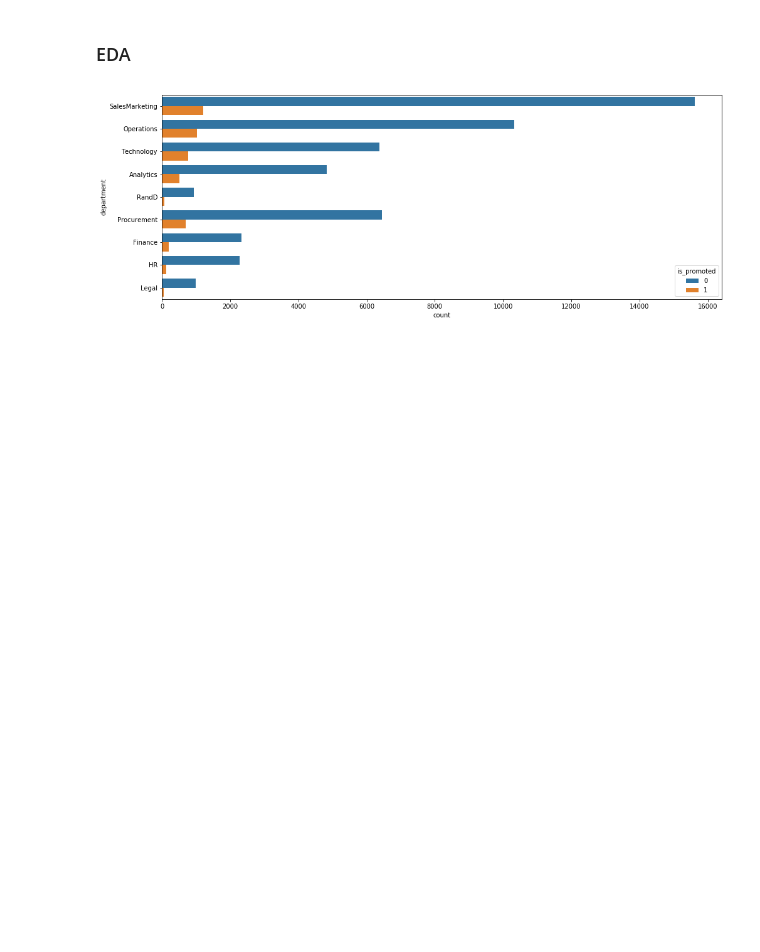
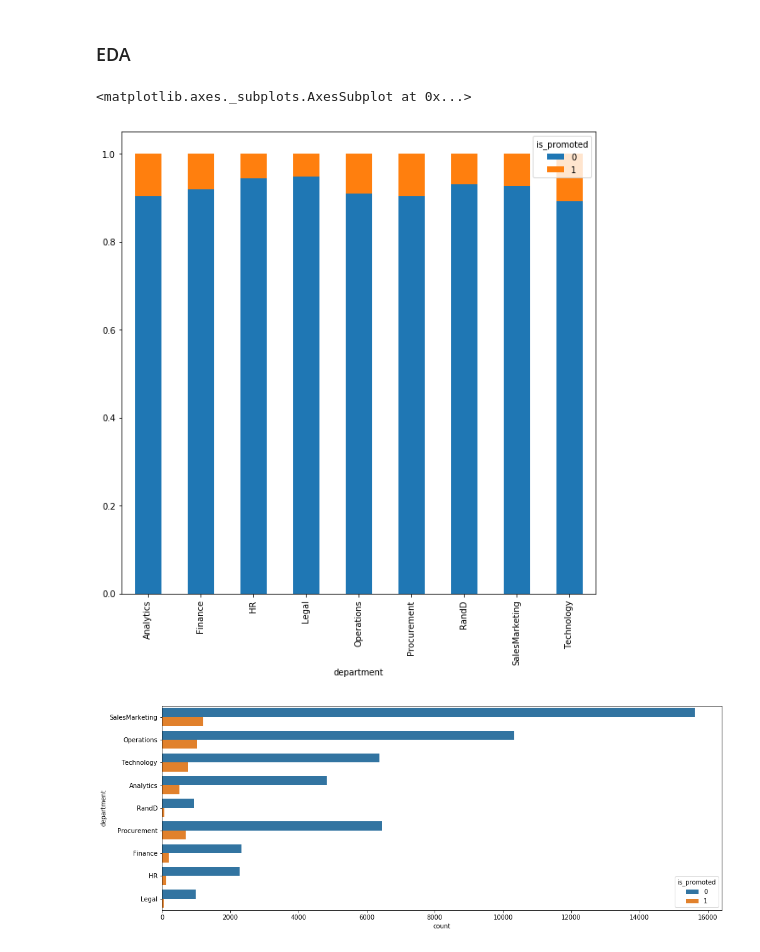
Before and after one commit to capstoneprojectgroup5gl/employee_project, a Jupyter notebook: Project5 - Employee performance prediction.ipynb, the cells around one changed output. Cells and saved outputs as stored; diff of their text form; code cells hidden in the pictures; blank space fills up the shorter version.

```diff
--- a/Project5 - Employee performance prediction.ipynb
+++ b/Project5 - Employee performance prediction.ipynb
@@ -194,6 +199,12 @@ Name: is_promoted, dtype: float64
 The data is highly imbalance, the employee's got promoted in the hole dataset is only 8.5%.
 # %% [markdown]
 ### EDA
+# %%
+depart=pd.crosstab(employee['department'],employee['is_promoted'])
+depart.div(depart.sum(1).astype(float), axis=0).plot(kind="bar", stacked=True, figsize=(10,10))
+# %% [output]
+<matplotlib.axes._subplots.AxesSubplot at 0x...>
+[figure, added]
 # %%
 plt.figure(figsize=(16,6))
 sns.countplot(data=employee,y='department',hue='is_promoted')
```
Also changed, not shown: parts of 18 cells of this notebook.
